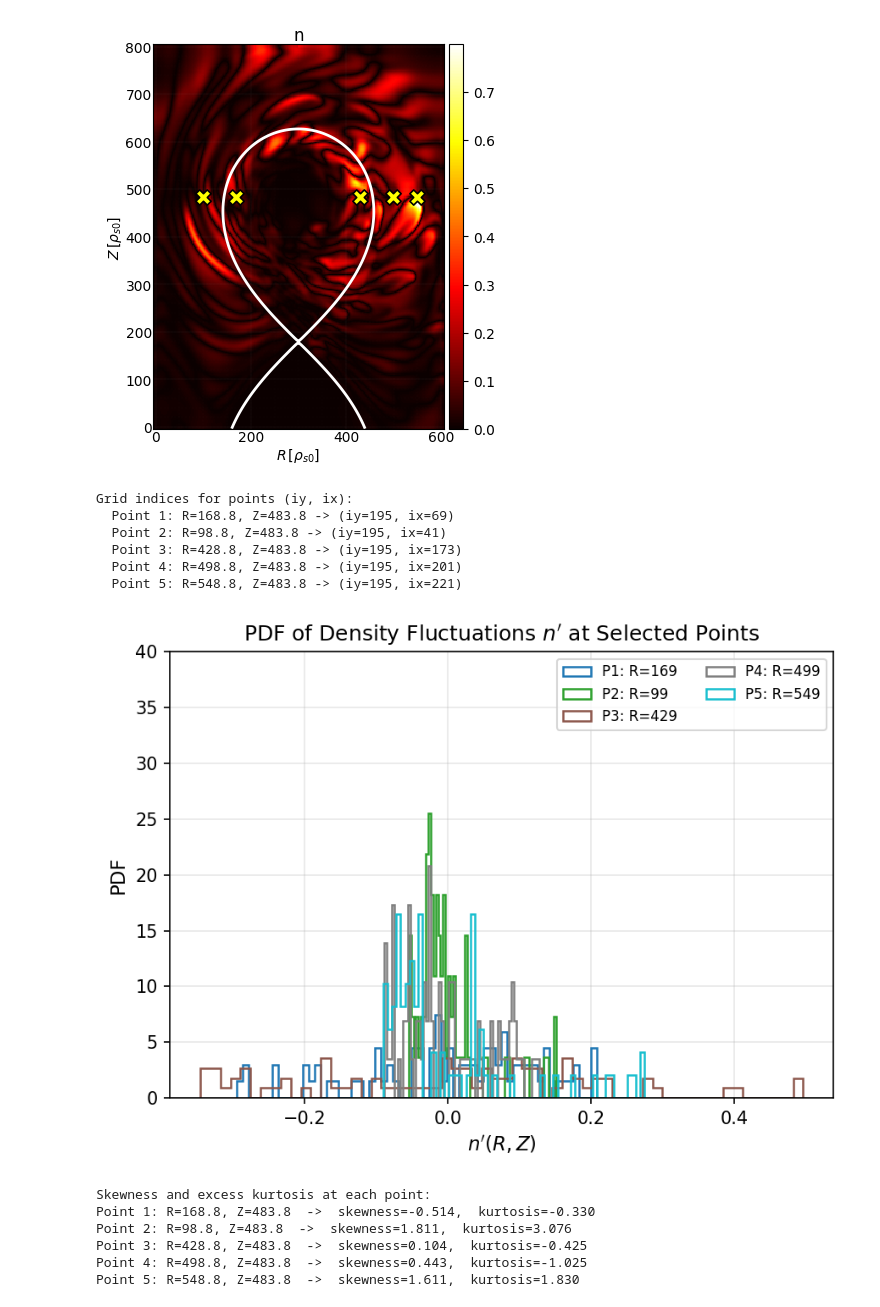
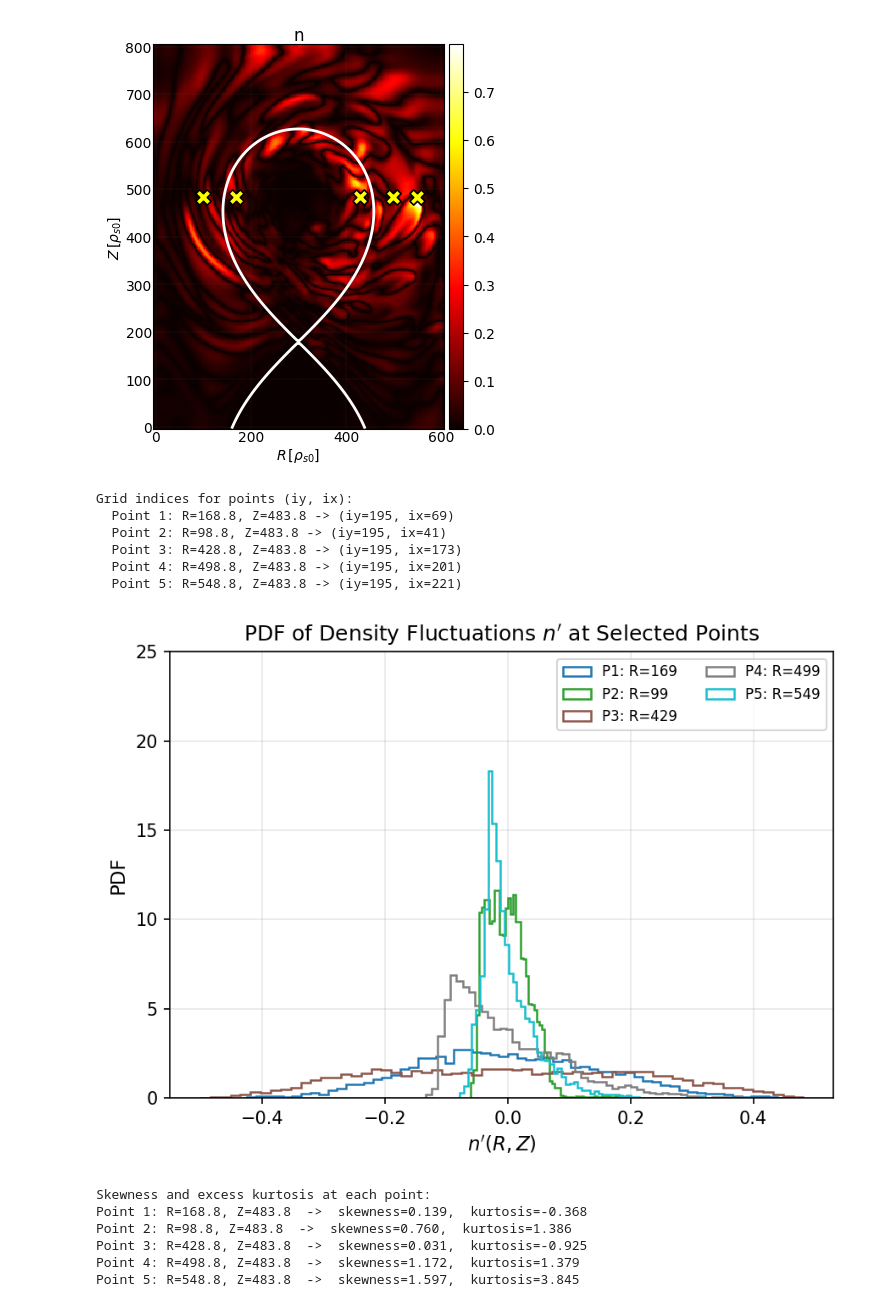
Before and after one commit to kyungtak/Jupyter_GBS, a Jupyter notebook: ML_validation/PDF.ipynb, the cells around one changed output. Cells and saved outputs as stored; diff of their text form; code cells hidden in the pictures.

```diff
--- a/ML_validation/PDF.ipynb
+++ b/ML_validation/PDF.ipynb
@@ -31,16 +31,16 @@ os.chdir('/zhisongqu_data/kyungtak/data_GBS/GBS_SN/nu_scan/SN_nu1')
 s=g.Sim()
 
 t_final = s.time[-1]
-t_init = t_final
+t_init = t_final - 10
 
 dens = s.get_field('n', t1=t_init, t2=t_final)
-tempe = s.get_field('temperature', t1=t_init, t2=t_final)
-pe = dens * tempe
-tempi = s.get_field('temperaturi', t1=t_init, t2=t_final)
-strmf = s.get_field('strmf', t1=t_init, t2=t_final)
-omega = s.get_field('omega', t1=t_init, t2=t_final)
-vpari = s.get_field('vpari', t1=t_init, t2=t_final)
-vpare = s.get_field('vpari', t1=t_init, t2=t_final)
+#tempe = s.get_field('temperature', t1=t_init, t2=t_final)
+#pe = dens * tempe
+#tempi = s.get_field('temperaturi', t1=t_init, t2=t_final)
+#strmf = s.get_field('strmf', t1=t_init, t2=t_final)
+#omega = s.get_field('omega', t1=t_init, t2=t_final)
+#vpari = s.get_field('vpari', t1=t_init, t2=t_final)
+#vpare = s.get_field('vpari', t1=t_init, t2=t_final)
 
 # Density
 dens_avg  = np.mean(dens, axis=(2,3));
@@ -53,13 +53,13 @@ dens_fluct   = np.sqrt((dens[:,:,0,:]-dens_avg_tor)**2) / dens_avg_tor
 dens_fluct_avg = np.mean(dens_fluct, axis=2)
 
 
-tempe_avg = np.mean(tempe, axis=(2,3))
-pe_avg    = np.mean(pe, axis=(2,3))
-tempi_avg = np.mean(tempi, axis=(2,3))
-strmf_avg = np.mean(strmf, axis=(2,3))
-omega_avg = np.mean(omega, axis=(2,3))
-vpari_avg = np.mean(vpari, axis=(2,3))
-vpare_avg = np.mean(vpare, axis=(2,3))
+#tempe_avg = np.mean(tempe, axis=(2,3))
+#pe_avg    = np.mean(pe, axis=(2,3))
+#tempi_avg = np.mean(tempi, axis=(2,3))
+#strmf_avg = np.mean(strmf, axis=(2,3))
+#omega_avg = np.mean(omega, axis=(2,3))
+#vpari_avg = np.mean(vpari, axis=(2,3))
+#vpare_avg = np.mean(vpare, axis=(2,3))
 
 
 Xxpt = s.xxpt
@@ -174,38 +178,38 @@ for k, (iy, ix, col) in enumerate(zip(iy_list, ix_list, colors)):
 
     # Skewness and kurtosis
     sk = skew(data, bias=False)
     ku = kurtosis(data, fisher=True, bias=False)  # excess kurtosis
     stats.append((sk, ku))
 
 ax.set_xlabel(r"$n'(R,Z)$", fontsize=11)
 ax.set_ylabel("PDF", fontsize=11)
 ax.set_title(r"PDF of Density Fluctuations $n'$ at Selected Points", fontsize=12)
 ax.grid(True, alpha=0.3)
 ax.legend(fontsize=8, ncol=2)
 
 #ax.set_xlim(-0.1, 0.1)
-ax.set_ylim(0, 40)
+ax.set_ylim(0, 25)
 
 plt.tight_layout()
 plt.show()
 
 # ----------------------------------------------------
 # 4) Print skewness & kurtosis for each point
 # ----------------------------------------------------
 print("\nSkewness and excess kurtosis at each point:")
 for k, (R, Z, (sk, ku)) in enumerate(zip(R_points, Z_points, stats), start=1):
     print(f"Point {k}: R={R:.1f}, Z={Z:.1f}  ->  skewness={sk:.3f},  kurtosis={ku:.3f}")
 # %% [output]
 Grid indices for points (iy, ix):
   Point 1: R=168.8, Z=483.8 -> (iy=195, ix=69)
   Point 2: R=98.8, Z=483.8 -> (iy=195, ix=41)
   Point 3: R=428.8, Z=483.8 -> (iy=195, ix=173)
   Point 4: R=498.8, Z=483.8 -> (iy=195, ix=201)
   Point 5: R=548.8, Z=483.8 -> (iy=195, ix=221)
-[figure, old version]
+[figure, new version]
 Skewness and excess kurtosis at each point:
-Point 1: R=168.8, Z=483.8  ->  skewness=-0.514,  kurtosis=-0.330
-Point 2: R=98.8, Z=483.8  ->  skewness=1.811,  kurtosis=3.076
-Point 3: R=428.8, Z=483.8  ->  skewness=0.104,  kurtosis=-0.425
-Point 4: R=498.8, Z=483.8  ->  skewness=0.443,  kurtosis=-1.025
-Point 5: R=548.8, Z=483.8  ->  skewness=1.611,  kurtosis=1.830
+Point 1: R=168.8, Z=483.8  ->  skewness=0.139,  kurtosis=-0.368
+Point 2: R=98.8, Z=483.8  ->  skewness=0.760,  kurtosis=1.386
+Point 3: R=428.8, Z=483.8  ->  skewness=0.031,  kurtosis=-0.925
+Point 4: R=498.8, Z=483.8  ->  skewness=1.172,  kurtosis=1.379
+Point 5: R=548.8, Z=483.8  ->  skewness=1.597,  kurtosis=3.845
```
Also changed, not shown: parts of 2 cells of this notebook.
